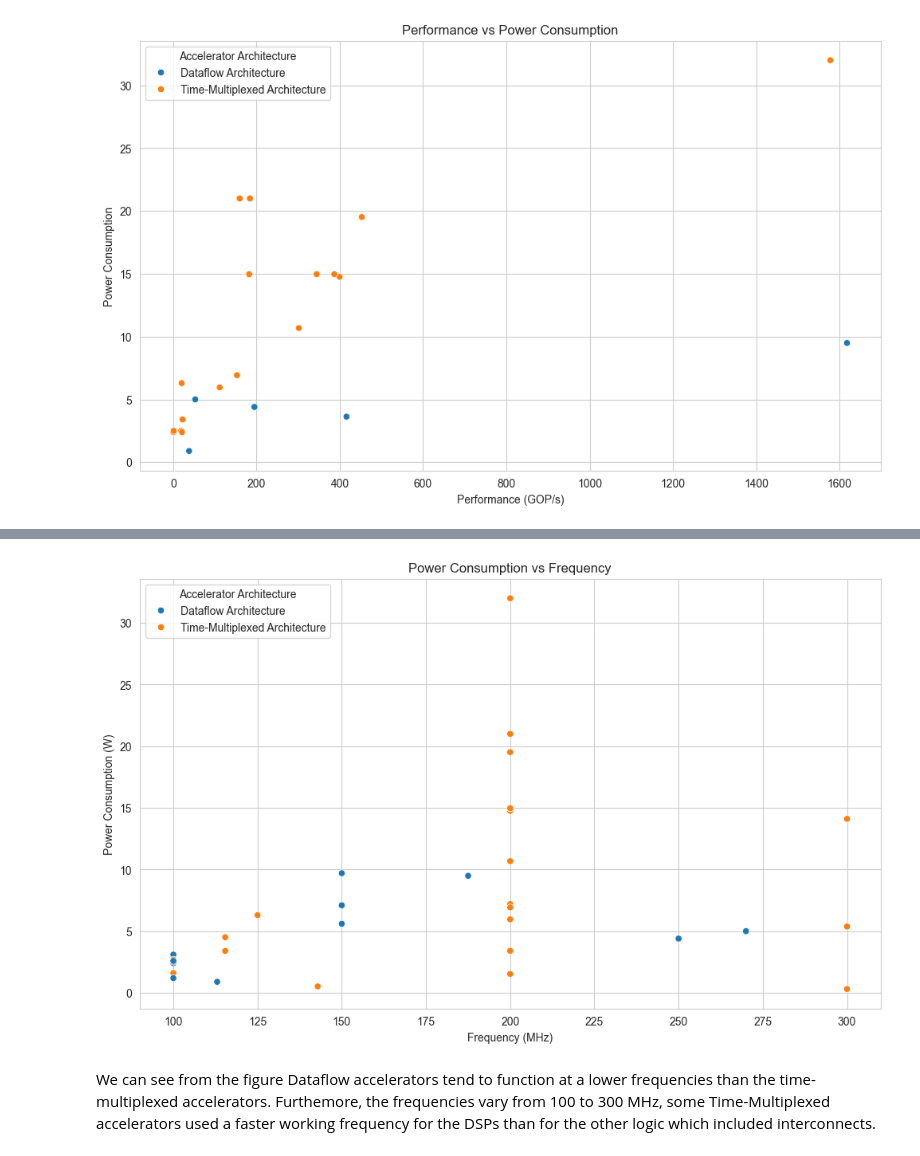
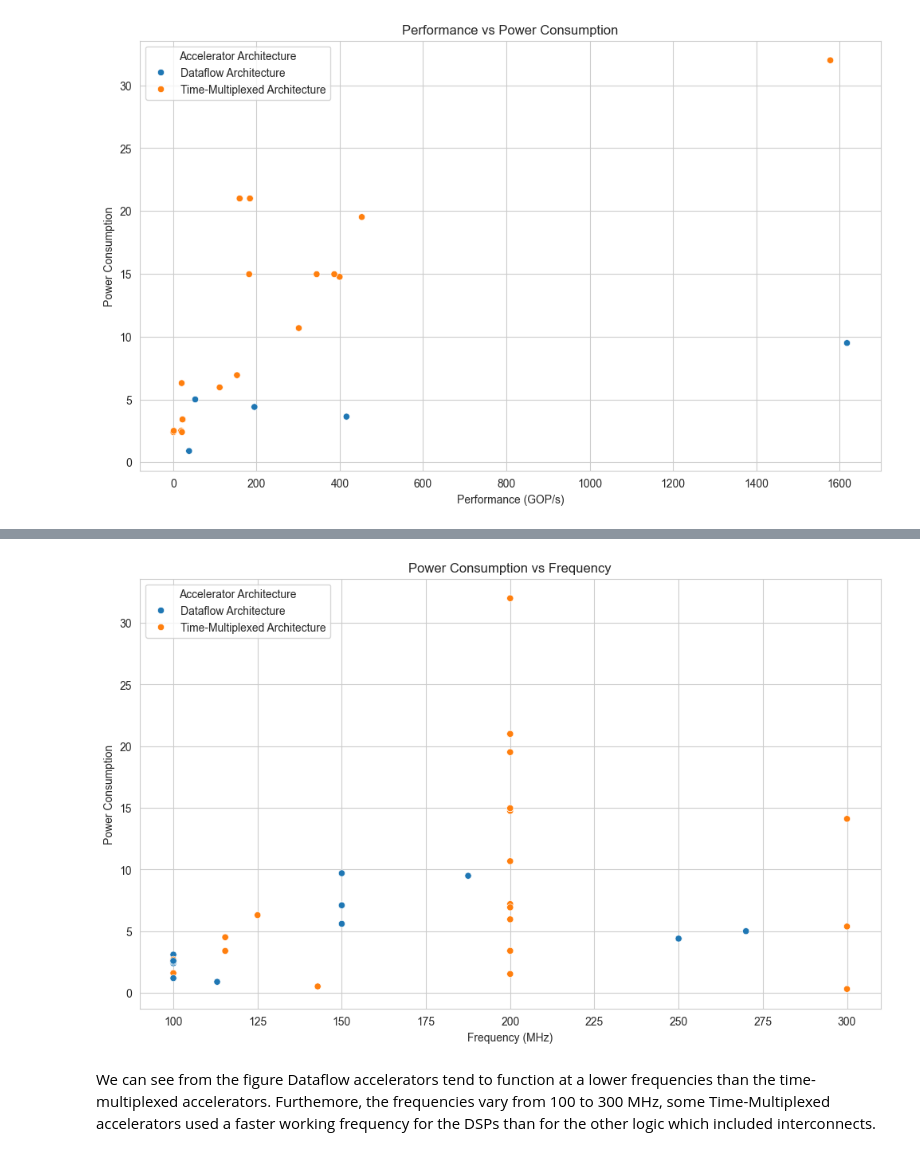
Before and after one commit to asap-space/SPACE_FPGA_NNs_SURVEY_DATA, a Jupyter notebook: Graphs.ipynb, the cells around one changed output, grey strips where cells are left out. Saved outputs shown, nothing was run; the diff lists cells and outputs as text; code cells hidden in the pictures.

```diff
--- a/Graphs.ipynb
+++ b/Graphs.ipynb
@@ -313,24 +301,15 @@ plt.show()
 # %%
 # Apply the function to extract BRAM and latency
 temp_df = df_for_analysis[['Power Consumption', 'Frequency (MHz)', 'Accelerator Architecture']].dropna()
 
 # Extract numeric values from 'Power Consumption' and convert to float
 temp_df['Power Consumption'] = temp_df['Power Consumption'].str.extract(r'(\d+(\.\d+)?)')[0].astype(float)
 # Extract numeric values from 'Frequency (MHz)' and convert to float
 temp_df['Frequency (MHz)'] = temp_df['Frequency (MHz)'].str.extract(r'(\d+(\.\d+)?)')[0].astype(float)
 
-# Plot the data with a logarithmic scale on the y-axis and different colors for 'Accelerator Architecture'
-plt.figure()
-sns.scatterplot(data=temp_df, x='Frequency (MHz)', y='Power Consumption', hue='Accelerator Architecture')
-#plt.yscale('log')
-#plt.xscale('log')
-plt.title('Power Consumption vs Frequency')
-plt.xlabel('Frequency (MHz)')
-plt.ylabel('Power Consumption (W)')
-plt.legend(title='Accelerator Architecture', bbox_to_anchor=(0, 1), loc='upper left')
-plt.show()
+scatter_plot(temp_df, 'Frequency (MHz)', 'Power Consumption', 'Power Consumption vs Frequency', hue='Accelerator Architecture', x_log=False, y_log=False, legend_x=0, legend_y=1, legend_xanchor='left', legend_yanchor='upper')
 # %% [output]
-[figure, old version]
+[figure, new version]
 # %% [markdown]
 We can see from the figure Dataflow accelerators tend to function at a lower frequencies than the time-multiplexed accelerators. Furthemore, the frequencies vary from 100 to 300 MHz, some Time-Multiplexed accelerators used a faster working frequency for the DSPs than for the other logic which included interconnects.
 # %%
```
Also changed, not shown: parts of 5 cells of this notebook, 4 other files.
